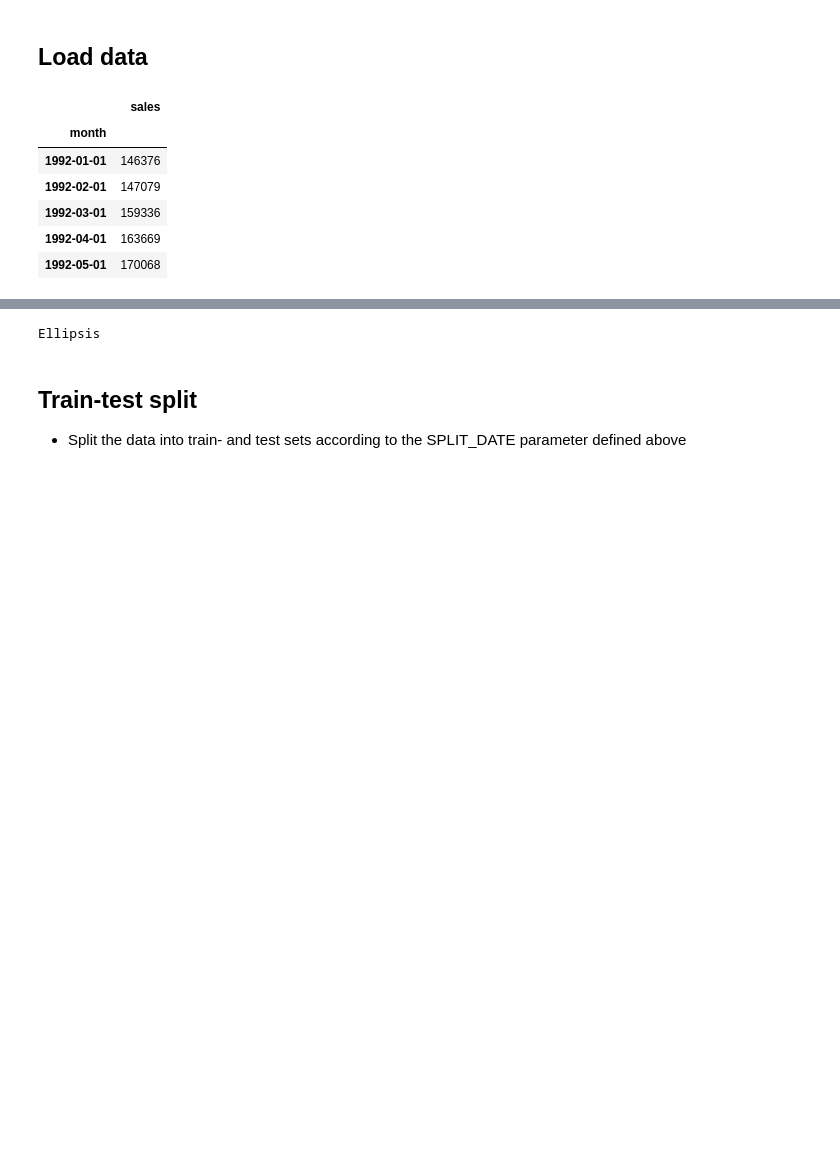
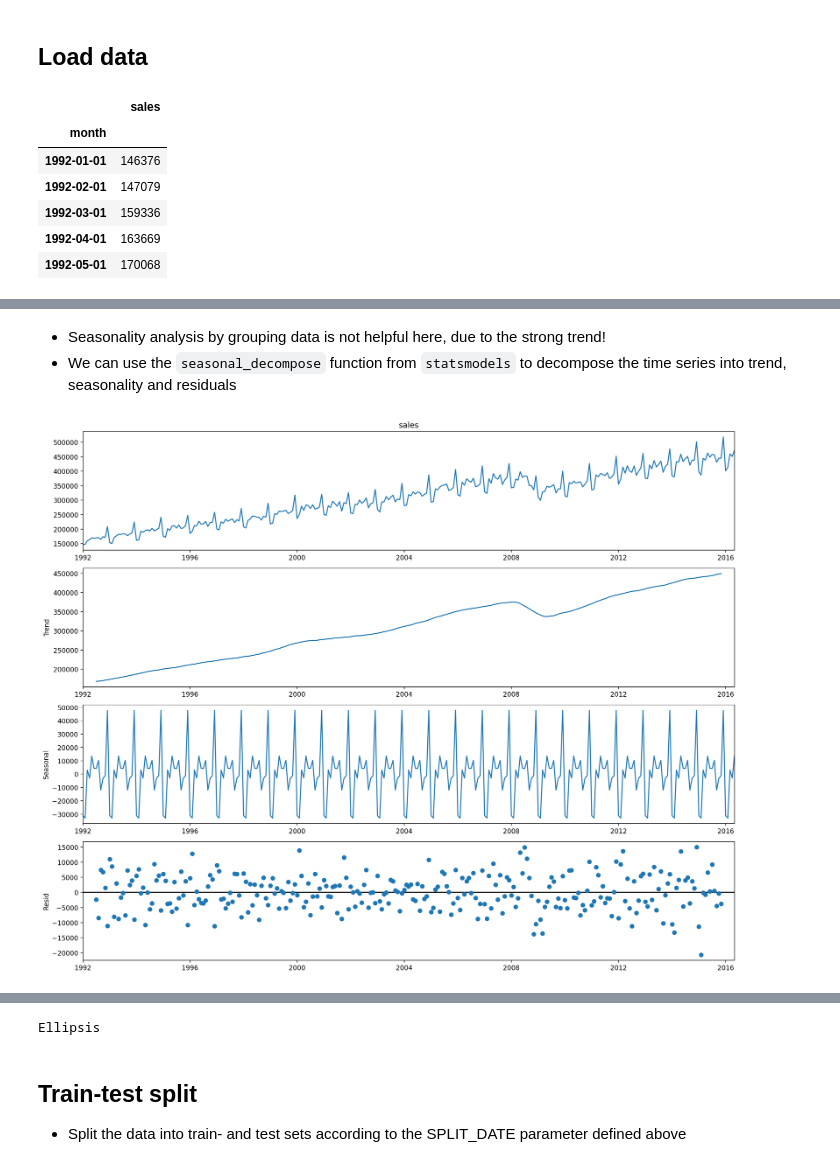
Before and after one commit to WeinbergMalte/timeseries-forecasting-workshop, a Jupyter notebook: notebooks/06-untitled.ipynb, the cells around one changed output, grey strips where cells are left out. Cells and saved outputs as stored; diff of their text form; code cells hidden in the pictures; blank space fills up the shorter version.

```diff
--- a/notebooks/06-untitled.ipynb
+++ b/notebooks/06-untitled.ipynb
@@ -56,0 +94,12 @@ _ = df.plot(figsize=[15, 4])
+# %% [markdown]
+- Seasonality analysis by grouping data is not helpful here, due to the strong trend!
+- We can use the `seasonal_decompose` function from `statsmodels` to decompose the time series into trend, seasonality and residuals
+# %%
+from statsmodels.tsa.seasonal import seasonal_decompose
+
+result = seasonal_decompose(df[TARGET_COL], model='additive')
+fig = result.plot()
+_ = fig.set_size_inches(15, 12)
+_ = plt.tight_layout()
+# %% [output]
+[figure, added]
```
Also changed, not shown: parts of 23 cells of this notebook, 8 other files.
